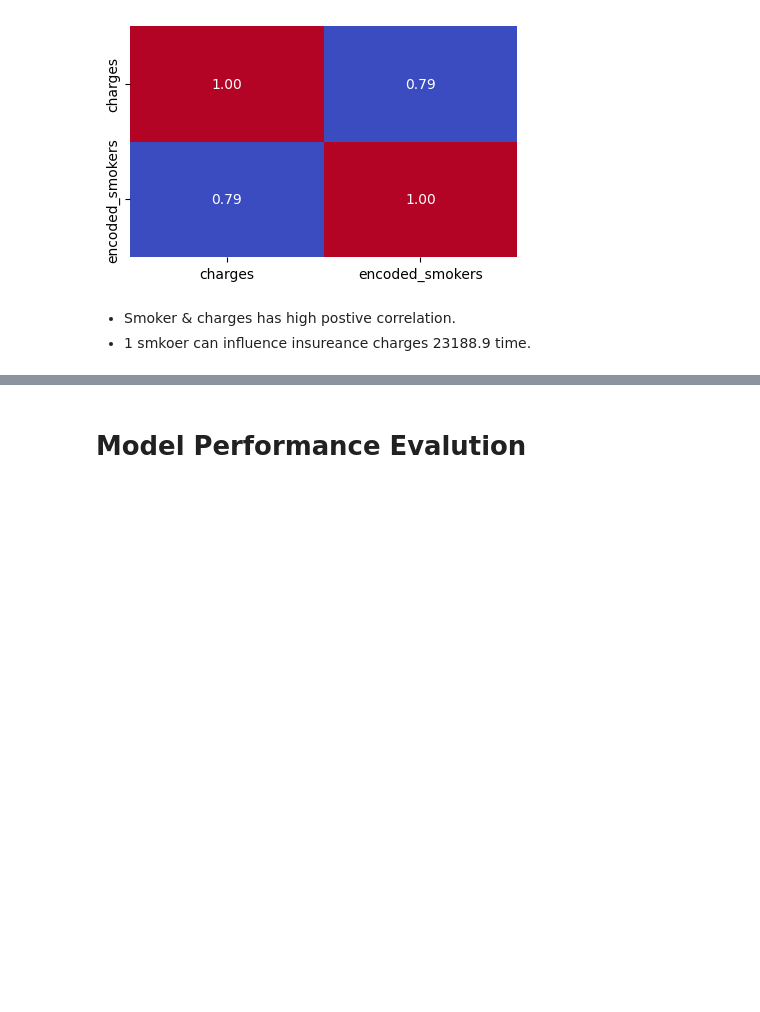
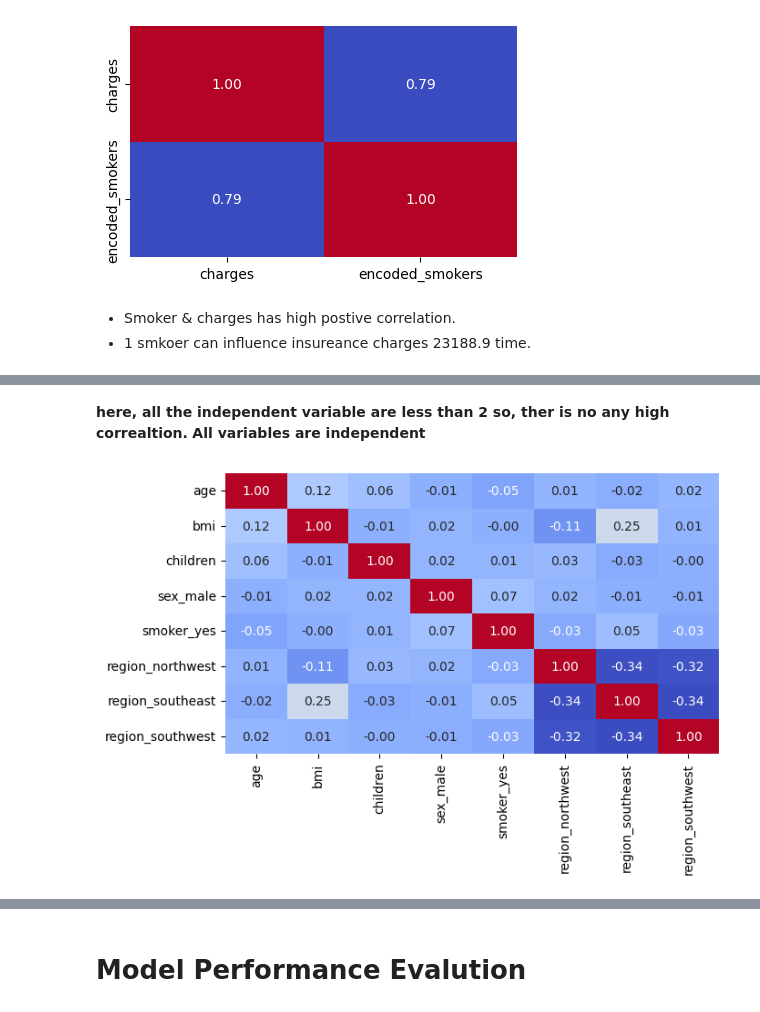
Before and after one commit to uniquegalaxycoder/Project, a Jupyter notebook: medical_insurance_data_|_insurance_charges_prediction.ipynb, the cells around one changed output, grey strips where cells are left out. Cells and saved outputs as stored; diff of their text form; code cells hidden in the pictures; blank space fills up the shorter version.

```diff
--- a/medical_insurance_data_|_insurance_charges_prediction.ipynb
+++ b/medical_insurance_data_|_insurance_charges_prediction.ipynb
@@ -664,3 +555,0 @@ model6 = LinearRegression()
-# %%
-# fit the training data into model
-model6.fit(X_train_1, y_train_1)
@@ -679,0 +625,7 @@ euation = f"Charges (Y) "
+# %%
+# defining independent variable
+independent_variable_7 = ['age', 'sex_male', 'children', 'smoker_yes']
+# %%
+# defing the model & passing the data for training
+model7 = LinearRegression()
+model7.fit(X_train_1[independent_variable_7], y_train_1)
@@ -679,0 +689,4 @@ euation = f"Charges (Y) "
+# %%
+# Model defining & passing data for training
+model8 = LinearRegression()
+model8.fit(X_train_1, y_train_1)
@@ -679,0 +743,9 @@ euation = f"Charges (Y) "
+# %% [markdown]
+**here, all the independent variable are less than 2 so, ther is no any high correaltion.**
+**All variables are independent**
+# %%
+plt.figure(figsize = (7,4))
+sns.heatmap(data = X_train_1.corr(), annot= True, cbar = False, fmt='0.2f', cmap = 'coolwarm')
+plt.show()
+# %% [output]
+[figure, added]
```
Also changed, not shown: parts of 95 cells of this notebook.
